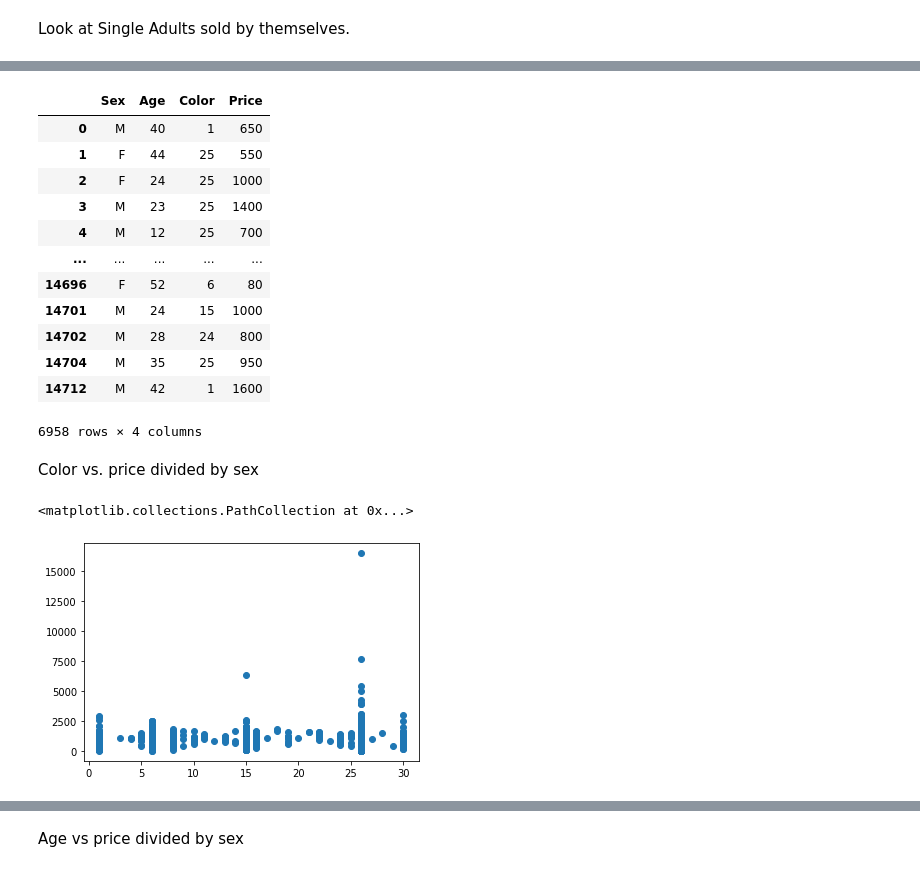
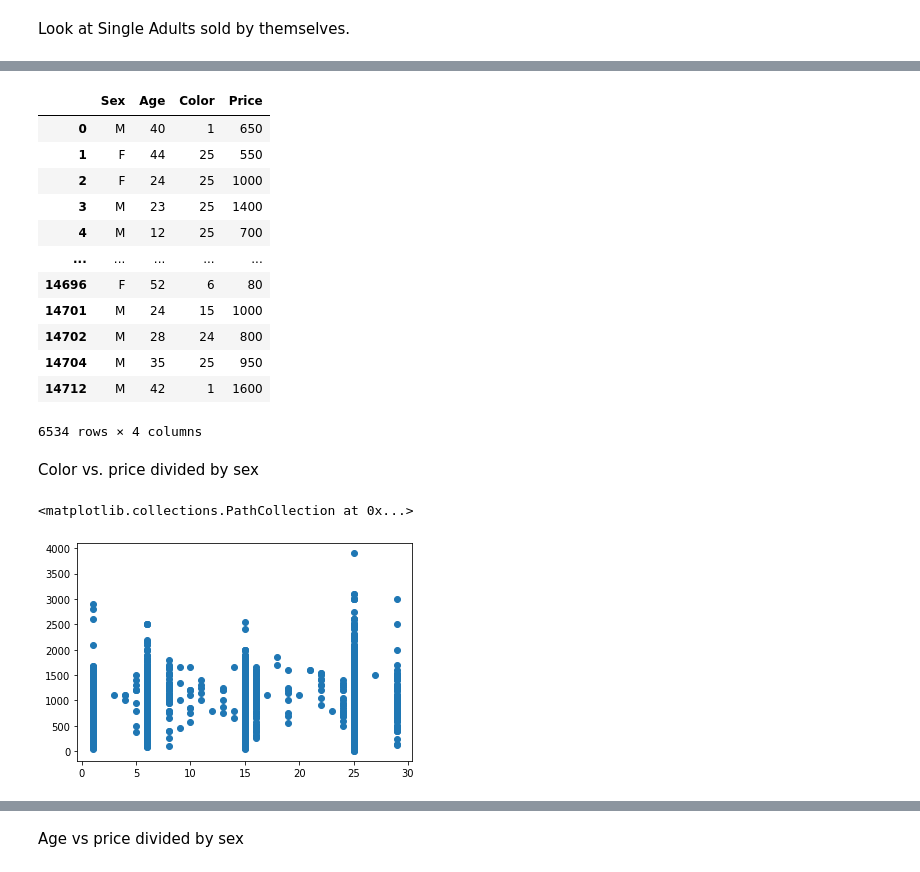
Before and after one commit to trmckibben/CalomirisPritchett_data, a Jupyter notebook: Copy_of_Copy_of_Untitled5.ipynb, the cells around one changed output, grey strips where cells are left out. Cells and saved outputs as stored; diff of their text form; code cells hidden in the pictures.

```diff
--- a/Copy_of_Copy_of_Untitled5.ipynb
+++ b/Copy_of_Copy_of_Untitled5.ipynb
@@ -26,3 +26,6 @@ data
 | 14711 | 15372 | 87 | 332 | KRZC | Adolphe | Mazareau | 5/7/1861 | ... |
 | 14712 | 15377 | 87 | 340 | KRZC | Amedee | Ducatel | 7/29/1861 | ... |
 14713 rows × 74 columns
+# %%
+data = pa.DataFrame(data.loc[data['DUMMY omission'] == 0])
+data
@@ -182,7 +199,7 @@ singleadults
 | 14702 | M | 28 | 24 | 800 |
 | 14704 | M | 35 | 25 | 950 |
 | 14712 | M | 42 | 1 | 1600 |
-6958 rows × 4 columns
+6534 rows × 4 columns
 # %%
 singleadults.loc[(singleadults['Price']== '233.33 1/3'),'Price']=233.33
 # %% [markdown]
@@ -194,15 +211,15 @@ singleothers = pa.DataFrame(singleadults.loc[singleadults['Sex'] == 'U'])
 # %%
 #plot color wrt price
 import matplotlib.pyplot as plt
 df = pa.concat([singleadults['Color'], singleadults['Price']], axis=1)
 df['Color'] = pa.to_numeric(df['Color'])
 df['Price'] = pa.to_numeric(df['Price'])
-df = df.loc[df['Price'] != max(df['Price'])]
+#df = df.loc[df['Price'] != max(df['Price'])]
 
 plt.scatter(df['Color'], df['Price'])
 # %% [output]
 <matplotlib.collections.PathCollection at 0x...>
-[figure, old version]
+[figure, new version]
 # %%
 import matplotlib.pyplot as plt
 df = pa.concat([singleladies['Color'], singleladies['Price']], axis=1)
```
Also changed, not shown: parts of 13 cells of this notebook.
